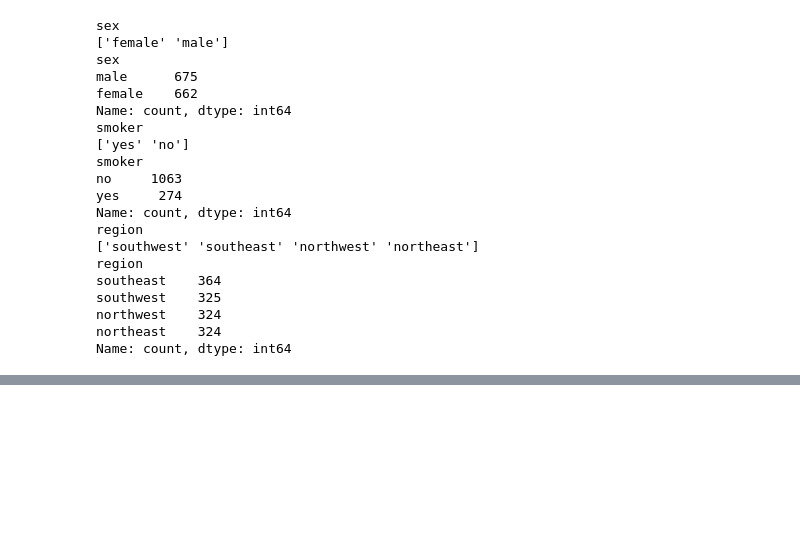
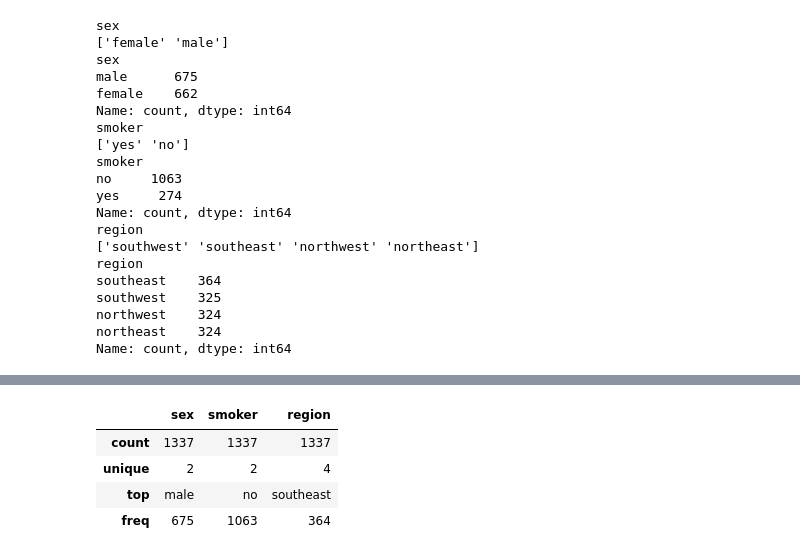
Before and after one commit to Sagarsuman07/ML-Models, a Jupyter notebook: Medical cost personal dataset/Untitled.ipynb, the cells around one changed output, grey strips where cells are left out. Drawn from its saved outputs; the diff is of its cells as text; code cells hidden in the pictures; blank space fills up the shorter version.

```diff
--- a/Medical cost personal dataset/Untitled.ipynb
+++ b/Medical cost personal dataset/Untitled.ipynb
@@ -121,0 +114,8 @@ plt.show()
+# %%
+df.describe(include="object")
+# %% [output]
+|  | sex | smoker | region |
+| count | 1337 | 1337 | 1337 |
+| unique | 2 | 2 | 4 |
+| top | male | no | southeast |
+| freq | 675 | 1063 | 364 |
```
Also changed, not shown: parts of 12 cells of this notebook.
